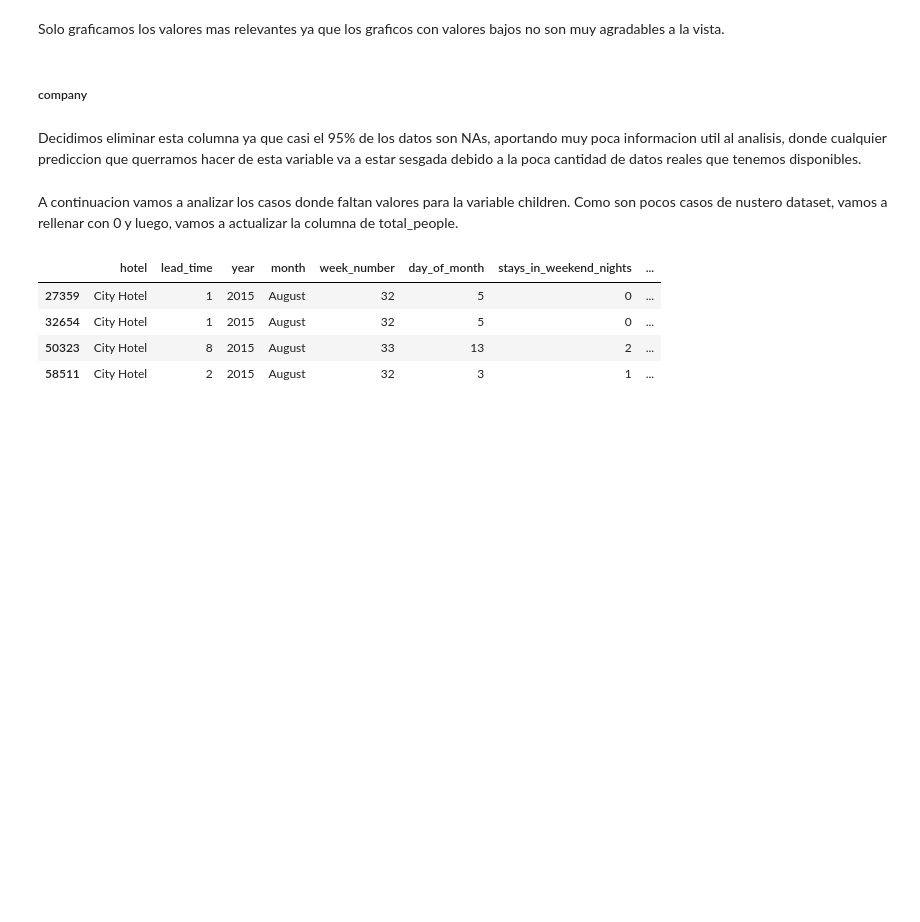
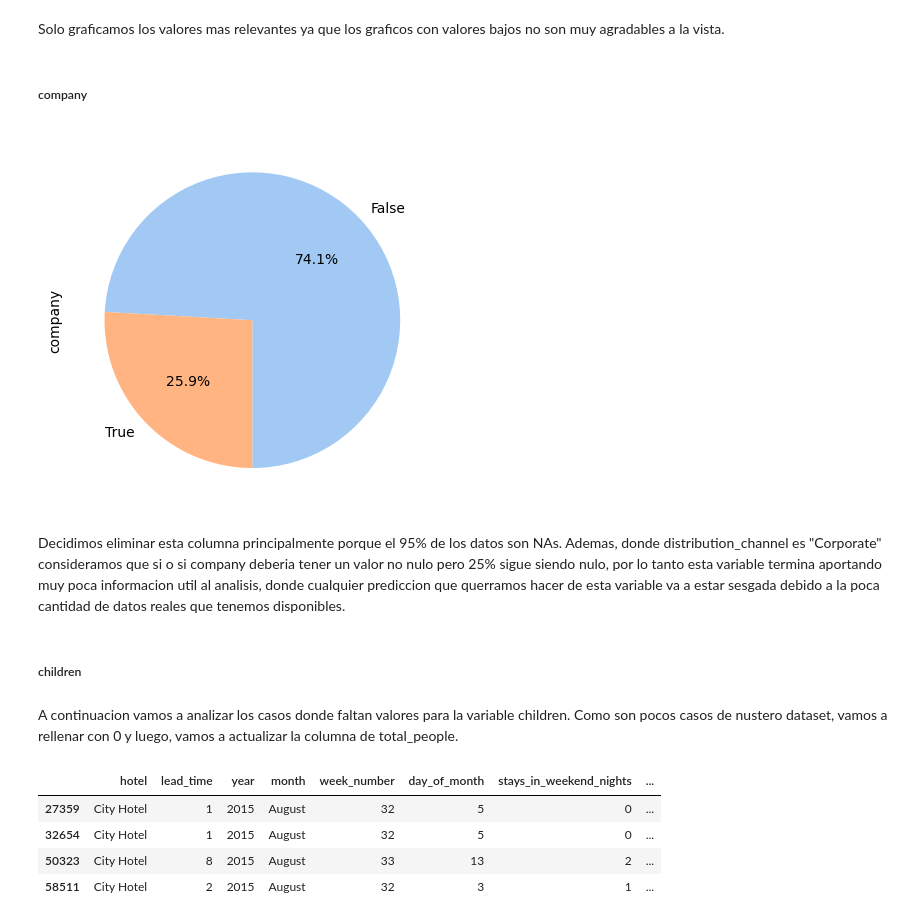
Before and after one commit to JuampiCarosi/7506R-2C2023-GRUPO23, a Jupyter notebook: 7506R_TP1_GRUPO23_CHP1_ENTREGA.ipynb, the cells around one changed output. Drawn from its saved outputs; the diff is of its cells as text; code cells hidden in the pictures; blank space fills up the shorter version.

```diff
--- a/7506R_TP1_GRUPO23_CHP1_ENTREGA.ipynb
+++ b/7506R_TP1_GRUPO23_CHP1_ENTREGA.ipynb
@@ -1391,10 +1408,19 @@ plt.show()
 Solo graficamos los valores mas relevantes ya que los graficos con valores bajos no son muy agradables a la vista.
 # %% [markdown]
 ##### company
+# %%
+df_corporate = df[df['distribution_channel'] == 'Corporate']
+
+df_corporate['company'].isna().value_counts().plot(kind='pie', startangle=270, autopct='%1.1f%%', colors=sns.color_palette("pastel"))
+plt.show()
+# %% [output]
+[figure, added]
 # %% [markdown]
-Decidimos eliminar esta columna ya que casi el 95% de los datos son NAs, aportando muy poca informacion util al analisis, donde cualquier prediccion que querramos hacer de esta variable va a estar sesgada debido a la poca cantidad de datos reales que tenemos disponibles.
+Decidimos eliminar esta columna principalmente porque el 95% de los datos son NAs. Ademas, donde distribution_channel es "Corporate" consideramos que si o si company deberia tener un valor no nulo pero 25% sigue siendo nulo, por lo tanto esta variable termina aportando muy poca informacion util al analisis, donde cualquier prediccion que querramos hacer de esta variable va a estar sesgada debido a la poca cantidad de datos reales que tenemos disponibles.
 # %%
 df.drop(columns=['company'], inplace=True)
+# %% [markdown]
+##### children
 # %% [markdown]
 A continuacion vamos a analizar los casos donde faltan valores para la variable children. Como son pocos casos de nustero dataset, vamos a rellenar con 0 y luego, vamos a actualizar la columna de total_people.
 # %%
```
Also changed, not shown: parts of 14 cells of this notebook.
